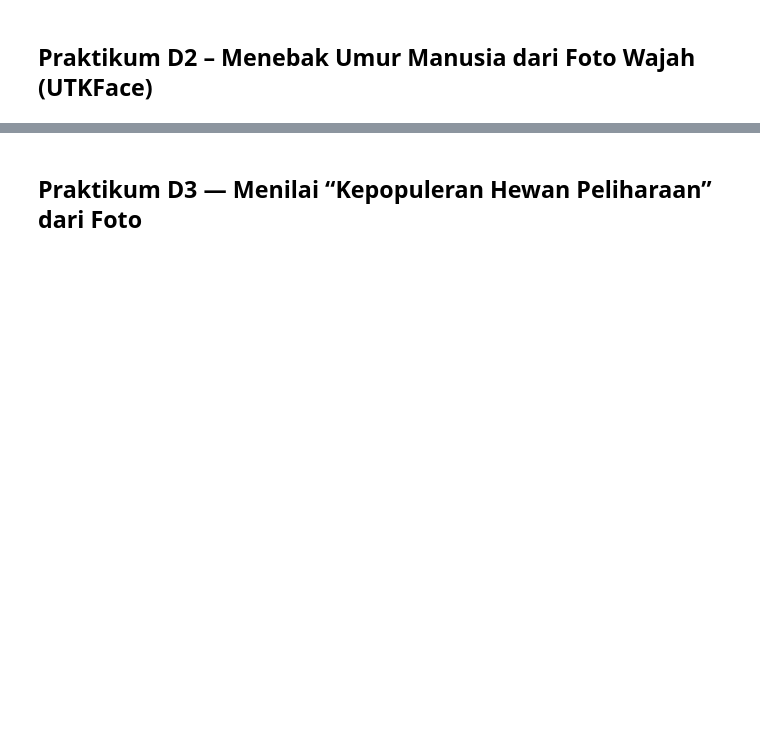
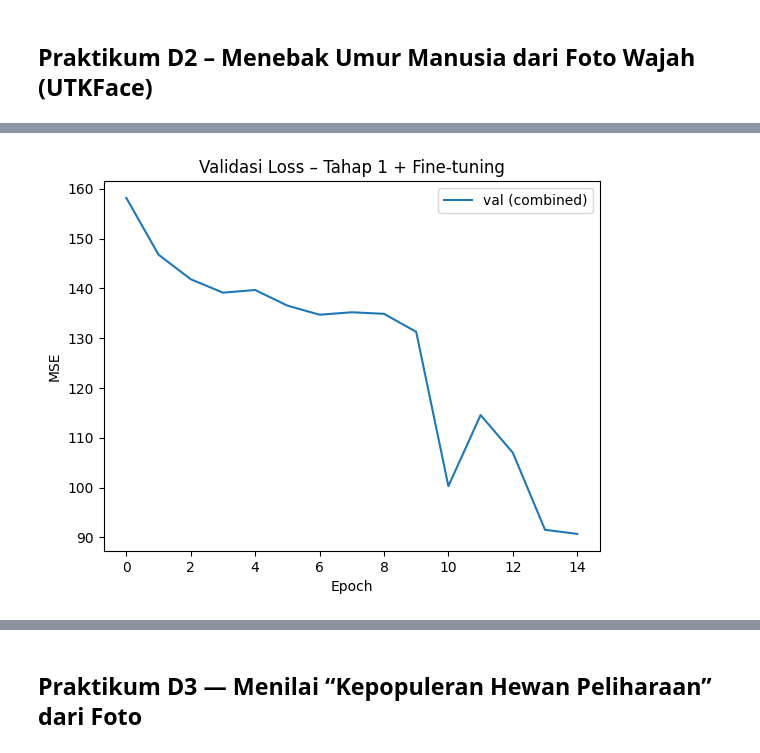
Before and after one commit to Dice128/2025_VISIKOMPUTER_TI-2B, a Jupyter notebook: Praktikum 03 Teknik Regresi Gambar.ipynb, the cells around one changed output, grey strips where cells are left out. Cells and saved outputs as stored; diff of their text form; code cells hidden in the pictures; blank space fills up the shorter version.

```diff
--- a/Praktikum 03 Teknik Regresi Gambar.ipynb
+++ b/Praktikum 03 Teknik Regresi Gambar.ipynb
@@ -365,30 +389,26 @@ import numpy as np
 # Gunakan GPU jika tersedia
 print("Hardware:", "GPU" if tf.config.list_physical_devices('GPU') else "CPU")
 
-# Pastikan IMG_SIZE sudah didefinisikan sebelumnya
-# Contoh: IMG_SIZE = 160
-
 # Buat arsitektur model
 base_model = tf.keras.applications.MobileNetV2(
     include_top=False,
     input_shape=(IMG_SIZE, IMG_SIZE, 3),
     weights='imagenet'
 )
-base_model.trainable = False  # Tahap awal: freeze backbone
+base_model.trainable = False # tahap awal: freeze backbone
 
 # Tambahkan head regresi
 inputs = tf.keras.Input(shape=(IMG_SIZE, IMG_SIZE, 3))
-x = tf.keras.applications.mobilenet_v2.preprocess_input(inputs) # Normalisasi sudah dilakukan di load_img
+x = tf.keras.applications.mobilenet_v2.preprocess_input(inputs * 255.0)
 x = base_model(x, training=False)
 x = layers.GlobalAveragePooling2D()(x)
 x = layers.Dropout(0.2)(x)
 x = layers.Dense(128, activation='relu')(x)
-outputs = layers.Dense(1)(x)  # Output tunggal: umur
+outputs = layers.Dense(1)(x) # output tunggal: umur
 model = tf.keras.Model(inputs, outputs)
 
 # Kompilasi model
 model.compile(optimizer=tf.keras.optimizers.Adam(1e-3),
-              loss='mse',
-              metrics=['mae'])
+                loss='mse', metrics=['mae'])
 
 model.summary()
@@ -428,17 +491,13 @@ plt.show()
 # %%
 # Aktifkan kembali sebagian layer terakhir untuk fine-tuning
 base_model.trainable = True
+for layer in base_model.layers[:-30]:
+  layer.trainable = False # beku sebagian besar layer
 
-# Bekukan sebagian besar layer di awal, biarkan 30 layer terakhir bisa dilatih
-for layer in base_model.layers[:-30]:
-    layer.trainable = False
+# Recompile dengan learning rate lebih kecil
+model.compile(optimizer=tf.keras.optimizers.Adam(1e-4),
+                loss='mse', metrics=['mae'])
 
-# Re-compile dengan learning rate yang lebih kecil untuk fine-tuning
-model.compile(optimizer=tf.keras.optimizers.Adam(1e-6),
-              loss='mse',
-              metrics=['mae'])
-
-# Lanjutkan pelatihan (fine-tuning)
 history_ft = model.fit(
     train_ds,
     validation_data=test_ds,
@@ -447,14 +506,9 @@ history_ft = model.fit(
     verbose=1
 )
 
-# --- Bagian Plotting yang Diperbaiki ---
-
 # Visualisasi gabungan training dan fine-tuning:
-plt.figure(figsize=(6, 4)) # Tambahkan figure untuk kontrol ukuran
-plt.plot(history.history['val_loss'] + history_ft.history['val_loss'], label='val_loss')
-plt.title("Validasi Loss (Training + Fine-tuning)")
-plt.xlabel("Epoch")
-plt.ylabel("MSE Loss") # Tambahkan label Y
-plt.legend() # Tampilkan label
-plt.grid(True, linestyle='--', alpha=0.6) # Tambahkan grid agar mudah dibaca
-plt.show() # Tampilkan plot
+plt.plot(history.history['val_loss'] + history_ft.history['val_loss'], label='val (combined)')
+plt.title("Validasi Loss – Tahap 1 + Fine-tuning")
+plt.xlabel("Epoch"); plt.ylabel("MSE")
+plt.legend(); plt.show()
+# %% [output]
@@ -461,3 +525,4 @@ plt.show() # Tampilkan plot
+[figure, added]
 # %%
 from math import sqrt
 
```
Also changed, not shown: parts of 20 cells of this notebook.
